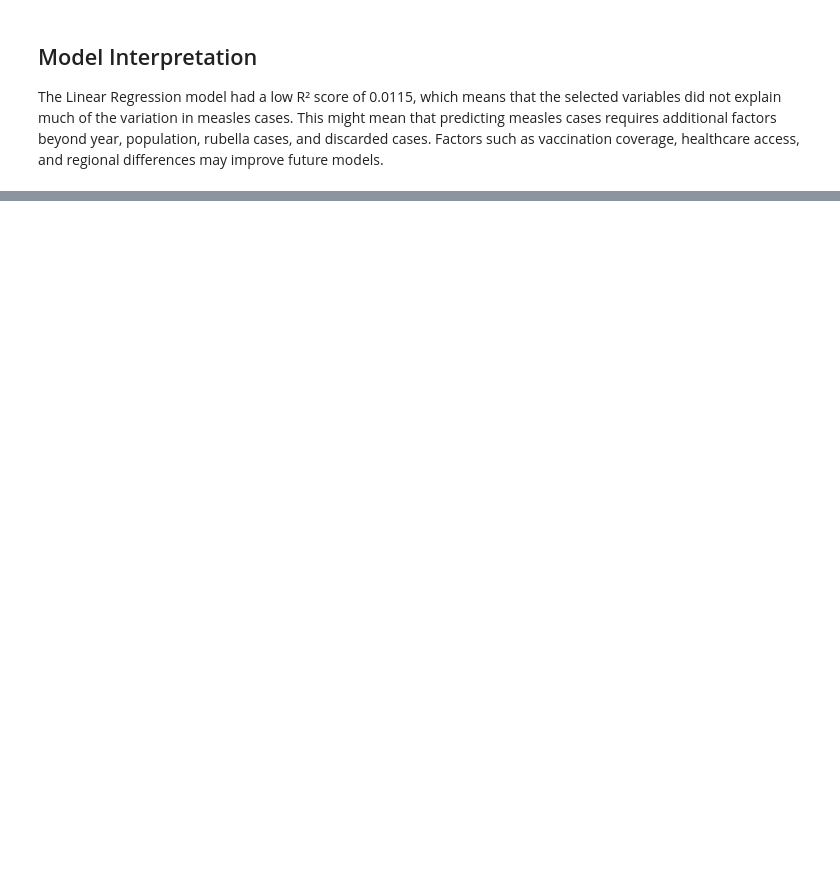
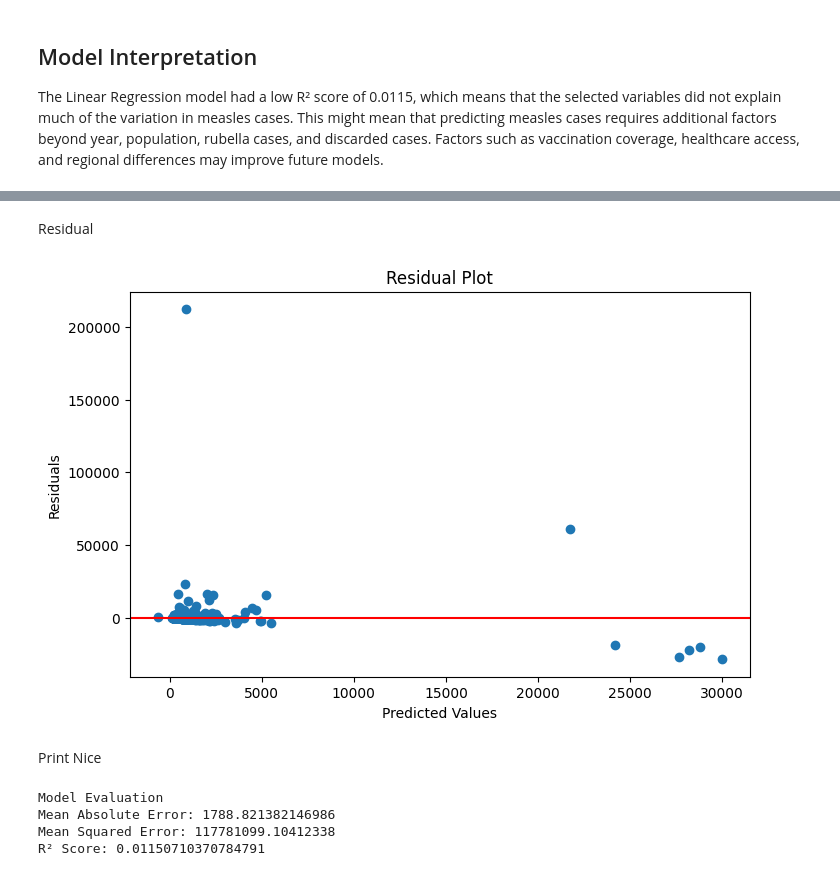
Before and after one commit to menemisan204-arch/DSRP-Measeles, a Jupyter notebook: DSRP_HealthCare_MisanMene.ipynb, the cells around one changed output, grey strips where cells are left out. Saved outputs shown, nothing was run; the diff lists cells and outputs as text; code cells hidden in the pictures; blank space fills up the shorter version.

```diff
--- a/DSRP_HealthCare_MisanMene.ipynb
+++ b/DSRP_HealthCare_MisanMene.ipynb
@@ -744,0 +758,32 @@ The Linear Regression model had a low R² score of 0.0115, which means that the
+# %% [markdown]
+Residual
+# %%
+residuals = y_test - predictions
+
+plt.figure(figsize=(8,5))
+
+plt.scatter(predictions, residuals)
+
+plt.axhline(y=0, color='red')
+
+plt.xlabel("Predicted Values")
+plt.ylabel("Residuals")
+
+plt.title("Residual Plot")
+
+plt.show()
+# %% [output]
+[figure, added]
+# %% [markdown]
+Print Nice
+# %%
+print("Model Evaluation")
+
+print("Mean Absolute Error:", mae)
+print("Mean Squared Error:", mse)
+print("R² Score:", r2)
+# %% [output]
+Model Evaluation
+Mean Absolute Error: 1788.821382146986
+Mean Squared Error: 117781099.10412338
+R² Score: 0.01150710370784791
```
Also changed, not shown: parts of 7 cells of this notebook.
